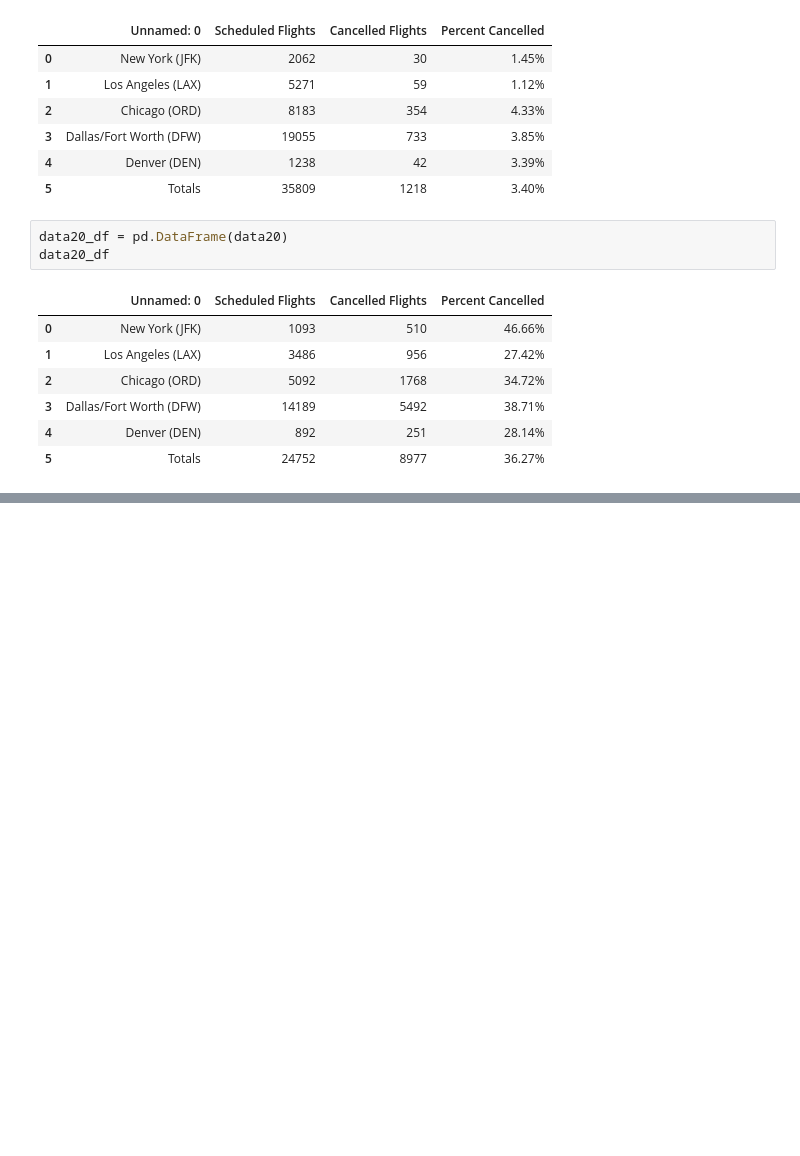
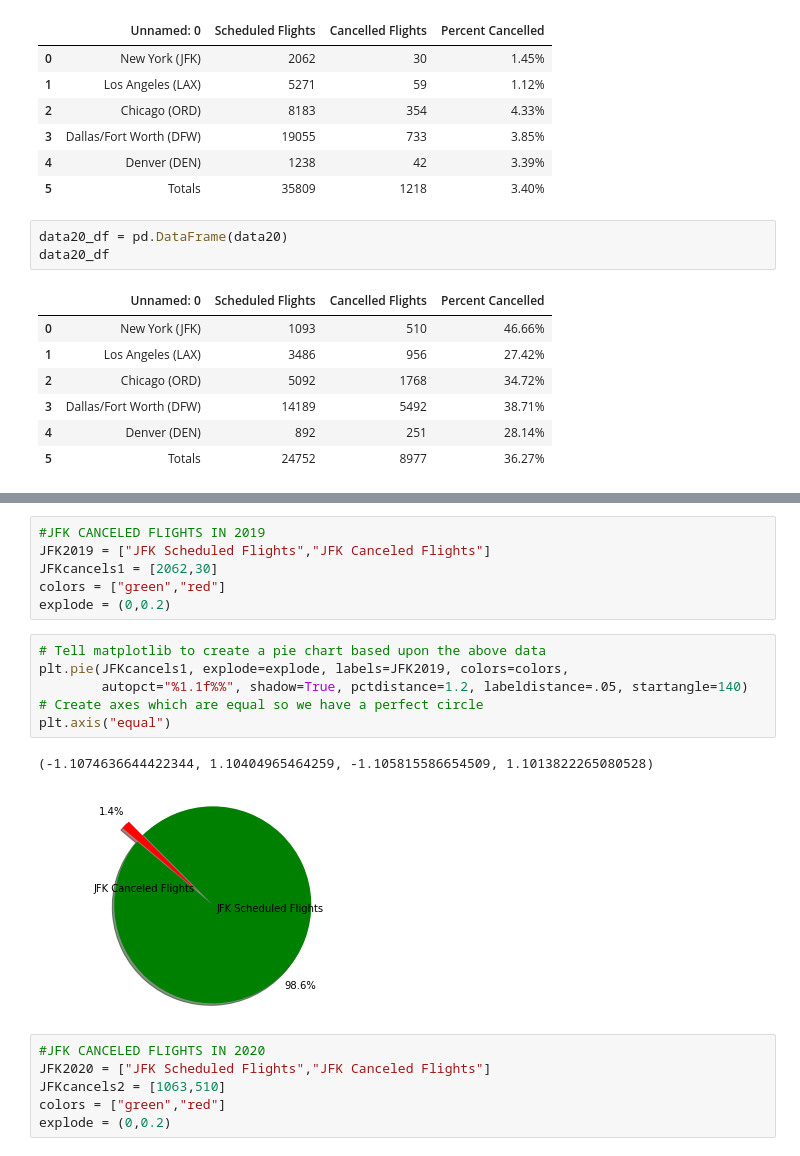
Before and after one commit to paulpreetam/Project1, a Jupyter notebook: Question 2.ipynb, the cells around one changed output, grey strips where cells are left out. Drawn from its saved outputs; the diff is of its cells as text; blank space fills up the shorter version.

```diff
--- a/Question 2.ipynb
+++ b/Question 2.ipynb
@@ -33,0 +72,21 @@ data20_df
+# %%
+#JFK CANCELED FLIGHTS IN 2019
+JFK2019 = ["JFK Scheduled Flights","JFK Canceled Flights"]
+JFKcancels1 = [2062,30]
+colors = ["green","red"]
+explode = (0,0.2)
+# %%
+# Tell matplotlib to create a pie chart based upon the above data
+plt.pie(JFKcancels1, explode=explode, labels=JFK2019, colors=colors,
+        autopct="%1.1f%%", shadow=True, pctdistance=1.2, labeldistance=.05, startangle=140)
+# Create axes which are equal so we have a perfect circle
+plt.axis("equal")
+# %% [output]
+(-1.1074636644422344, 1.10404965464259, -1.105815586654509, 1.1013822265080528)
+[figure, added]
+# %%
+#JFK CANCELED FLIGHTS IN 2020
+JFK2020 = ["JFK Scheduled Flights","JFK Canceled Flights"]
+JFKcancels2 = [1063,510]
+colors = ["green","red"]
+explode = (0,0.2)
```
Also changed, not shown: parts of 9 cells of this notebook, 2 other files.
